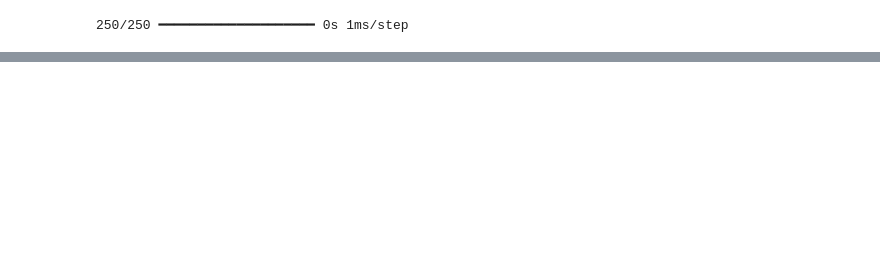
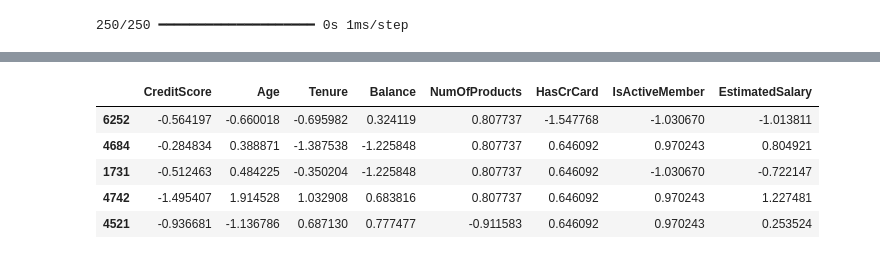
Before and after one commit to azaz9026/Deep_Learning_neural-networks, a Jupyter notebook: ANN_modelling/customer_churn_ANN_model.ipynb, the cells around one changed output, grey strips where cells are left out. Saved outputs shown, nothing was run; the diff lists cells and outputs as text; code cells hidden in the pictures; blank space fills up the shorter version.

```diff
--- a/ANN_modelling/customer_churn_ANN_model.ipynb
+++ b/ANN_modelling/customer_churn_ANN_model.ipynb
@@ -178,3 +178,12 @@ accuracy_score(Y_train , prd_data1)*100
 # %%
 # pip install tensorflow
 # !pip install keras
+# %%
+X_test.head()
+# %% [output]
+|  | CreditScore | Age | Tenure | Balance | NumOfProducts | HasCrCard | IsActiveMember | EstimatedSalary |
+| 6252 | -0.564197 | -0.660018 | -0.695982 | 0.324119 | 0.807737 | -1.547768 | -1.030670 | -1.013811 |
+| 4684 | -0.284834 | 0.388871 | -1.387538 | -1.225848 | 0.807737 | 0.646092 | 0.970243 | 0.804921 |
+| 1731 | -0.512463 | 0.484225 | -0.350204 | -1.225848 | 0.807737 | 0.646092 | -1.030670 | -0.722147 |
+| 4742 | -1.495407 | 1.914528 | 1.032908 | 0.683816 | 0.807737 | 0.646092 | 0.970243 | 1.227481 |
+| 4521 | -0.936681 | -1.136786 | 0.687130 | 0.777477 | -0.911583 | 0.646092 | 0.970243 | 0.253524 |
```
Also changed, not shown: parts of 6 cells of this notebook.
